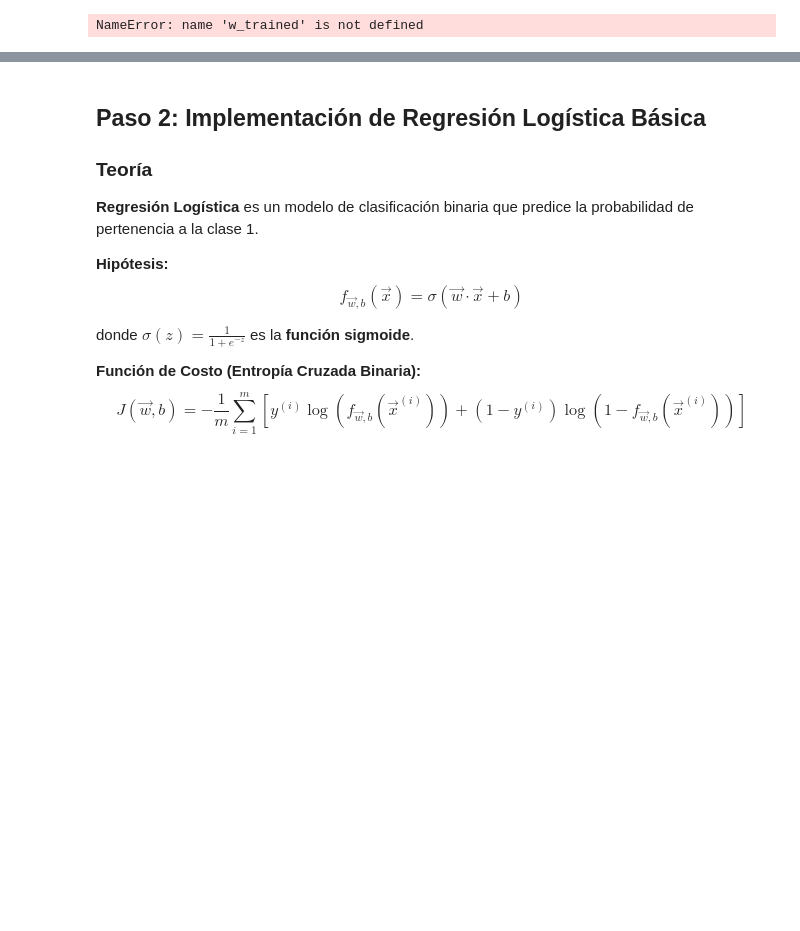
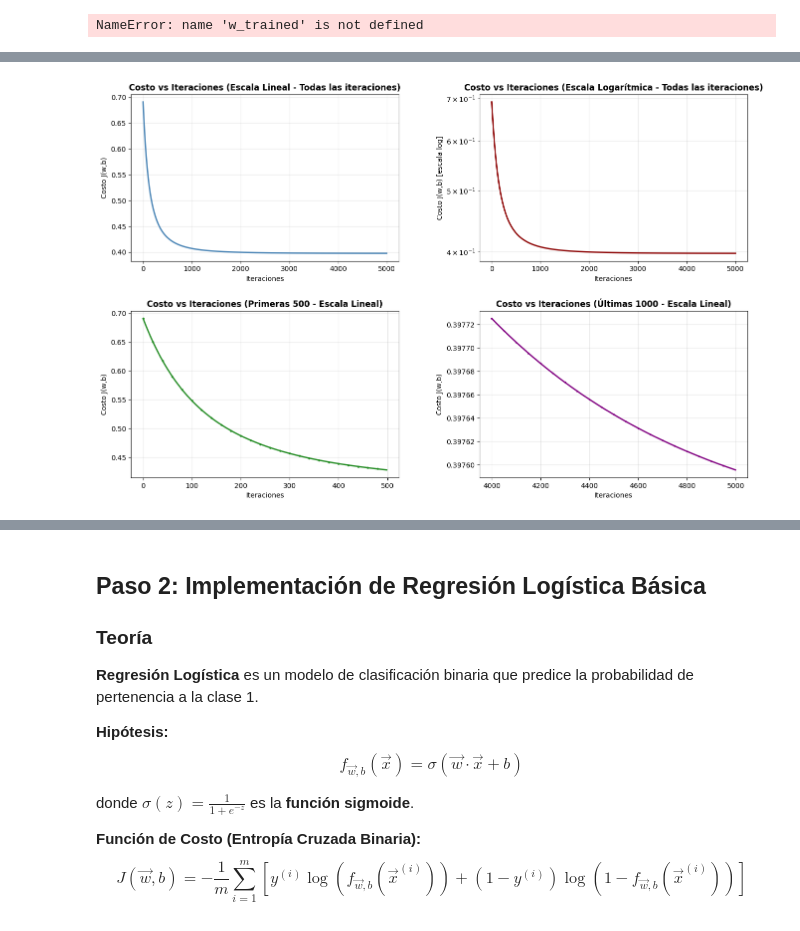
Before and after one commit to mariapaularm/heart-disease-risk-prediction, a Jupyter notebook: heart-disease-risk-prediction.ipynb, the cells around one changed output, grey strips where cells are left out. Cells and saved outputs as stored; diff of their text form; code cells hidden in the pictures; blank space fills up the shorter version.

Commit message:
feat(logistic-regression): entrenar modelo en conjunto completo con alpha=0.01

```diff
--- a/heart-disease-risk-prediction.ipynb
+++ b/heart-disease-risk-prediction.ipynb
@@ -534,0 +629,84 @@ NameError: name 'w_trained' is not defined
+# %%
+
+# PASO 3.3: VISUALIZAR CONVERGENCIA (COSTO VS ITERACIONES)
+print("\n3. ANÁLISIS DE CONVERGENCIA - CONJUNTO COMPLETO")
+print("-" * 80)
+
+# Crear figura con múltiples vistas
+fig = plt.figure(figsize=(16, 10))
+gs = fig.add_gridspec(2, 2, hspace=0.3, wspace=0.3)
+
+# 1. Gráfico completo escala lineal
+ax1 = fig.add_subplot(gs[0, 0])
+ax1.plot(range(iterations_full), cost_history_full, linewidth=2, color='steelblue')
+ax1.set_xlabel('Iteraciones')
+ax1.set_ylabel('Costo J(w,b)')
+ax1.set_title('Costo vs Iteraciones (Escala Lineal - Todas las iteraciones)', fontweight='bold')
+ax1.grid(True, alpha=0.3)
+
+# 2. Gráfico completo escala logarítmica
+ax2 = fig.add_subplot(gs[0, 1])
+ax2.semilogy(range(iterations_full), cost_history_full, linewidth=2, color='darkred')
+ax2.set_xlabel('Iteraciones')
+ax2.set_ylabel('Costo J(w,b) [escala log]')
+ax2.set_title('Costo vs Iteraciones (Escala Logarítmica - Todas las iteraciones)', fontweight='bold')
+ax2.grid(True, alpha=0.3, which='both')
+
+# 3. Primeras 500 iteraciones (escala lineal)
+ax3 = fig.add_subplot(gs[1, 0])
+iterations_early = min(500, len(cost_history_full))
+ax3.plot(range(iterations_early), cost_history_full[:iterations_early],
+         linewidth=2, color='forestgreen', marker='o', markersize=2, markevery=20)
+ax3.set_xlabel('Iteraciones')
+ax3.set_ylabel('Costo J(w,b)')
+ax3.set_title(f'Costo vs Iteraciones (Primeras {iterations_early} - Escala Lineal)', fontweight='bold')
+ax3.grid(True, alpha=0.3)
+
+# 4. Últimas 1000 iteraciones (escala lineal)
+ax4 = fig.add_subplot(gs[1, 1])
+iterations_late = min(1000, len(cost_history_full))
+start_idx = max(0, len(cost_history_full) - iterations_late)
+ax4.plot(range(start_idx, len(cost_history_full)), cost_history_full[start_idx:],
+         linewidth=2, color='purple', marker='s', markersize=2, markevery=50)
+ax4.set_xlabel('Iteraciones')
+ax4.set_ylabel('Costo J(w,b)')
+ax4.set_title(f'Costo vs Iteraciones (Últimas {iterations_late} - Escala Lineal)', fontweight='bold')
+ax4.grid(True, alpha=0.3)
+
+plt.tight_layout()
+plt.show()
+
+# Estadísticas de convergencia detalladas
+print(f"\n✓ Análisis de Convergencia:")
+print(f"  - Iteración 1: Costo = {cost_history_full[0]:.6f}")
+print(f"  - Iteración 100: Costo = {cost_history_full[99]:.6f}")
+print(f"  - Iteración 500: Costo = {cost_history_full[499]:.6f}")
+print(f"  - Iteración 1000: Costo = {cost_history_full[999]:.6f}")
+print(f"  - Iteración 2000: Costo = {cost_history_full[1999]:.6f}")
+print(f"  - Iteración {iterations_full}: Costo = {cost_history_full[-1]:.6f}")
+
+# Analizar cambios de costo
+print(f"\n✓ Reducción de costo por bloques:")
+reductions_by_block = []
+block_size = 500
+for i in range(0, iterations_full, block_size):
+    end_idx = min(i + block_size, iterations_full - 1)
+    if i > 0:
+        reduction = cost_history_full[i-1] - cost_history_full[end_idx]
+        reductions_by_block.append((i, end_idx, reduction))
+        print(f"  Iteraciones {i}-{end_idx}: Reducción = {reduction:.6f}")
+
+# Encontrar donde la convergencia se estabiliza
+min_cost_reduction = np.min(np.diff(cost_history_full))
+max_cost_reduction = np.max(np.diff(cost_history_full))
+avg_cost_reduction = np.mean(np.abs(np.diff(cost_history_full)))
+
+print(f"\n✓ Estadísticas del descenso de gradiente:")
+print(f"  - Cambio mínimo de costo por iteración: {min_cost_reduction:.6f}")
+print(f"  - Cambio máximo de costo por iteración: {max_cost_reduction:.6f}")
+print(f"  - Cambio promedio de costo por iteración: {avg_cost_reduction:.6f}")
+
+# Monotonicidad
+is_monotonic = all(cost_history_full[i] >= cost_history_full[i+1] for i in range(len(cost_history_full)-1))
+print(f"  - ¿El costo es monótonamente decreciente? {'✓ Sí' if is_monotonic else '✗ No'}")
+# %% [output]
@@ -534,0 +715 @@ NameError: name 'w_trained' is not defined
+[figure, added]
```
Also changed, not shown: parts of 7 cells of this notebook.
